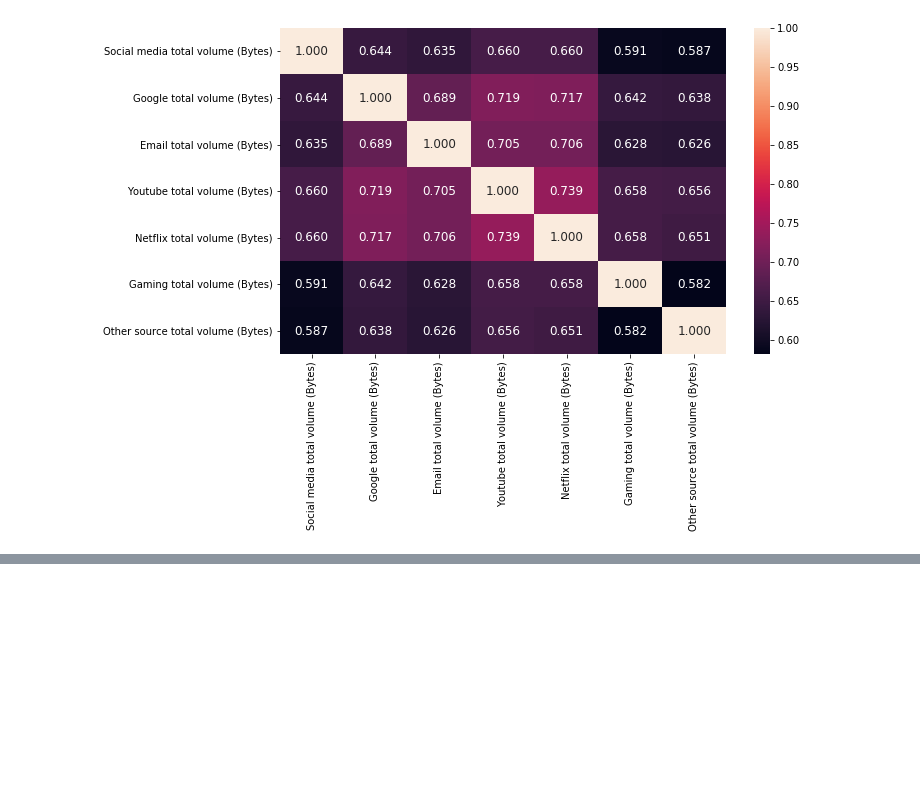
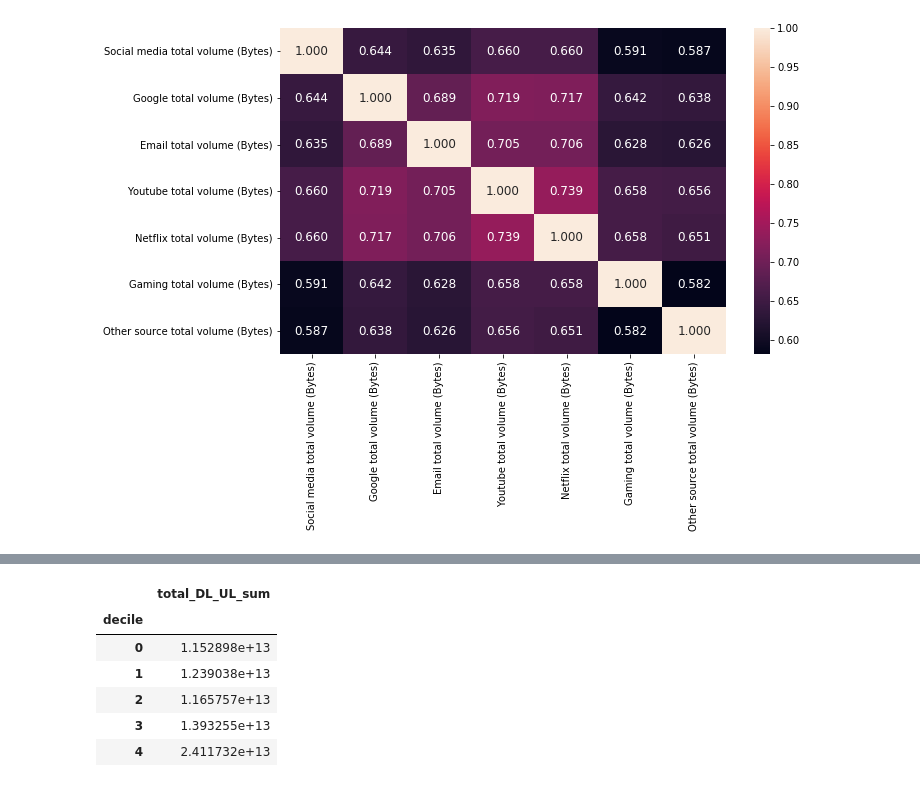
Before and after one commit to maxi1571/Telecommunication-User-Analytics, a Jupyter notebook: notebooks/data_analysis.ipynb, the cells around one changed output, grey strips where cells are left out. Cells and saved outputs as stored; diff of their text form; code cells hidden in the pictures; blank space fills up the shorter version.

```diff
--- a/notebooks/data_analysis.ipynb
+++ b/notebooks/data_analysis.ipynb
@@ -556,0 +562,13 @@ new.head()
+# %%
+data_per_decile = new.groupby(['decile']).agg({'total_DL_UL':['sum']})
+data_per_decile.columns = ["_".join(x) for x in data_per_decile.columns.ravel()]
+# %%
+data_per_decile
+# %% [output]
+|  | total_DL_UL_sum |
+| decile |  |
+| 0 | 1.152898e+13 |
+| 1 | 1.239038e+13 |
+| 2 | 1.165757e+13 |
+| 3 | 1.393255e+13 |
+| 4 | 2.411732e+13 |
```
Also changed, not shown: parts of 2 cells of this notebook.
